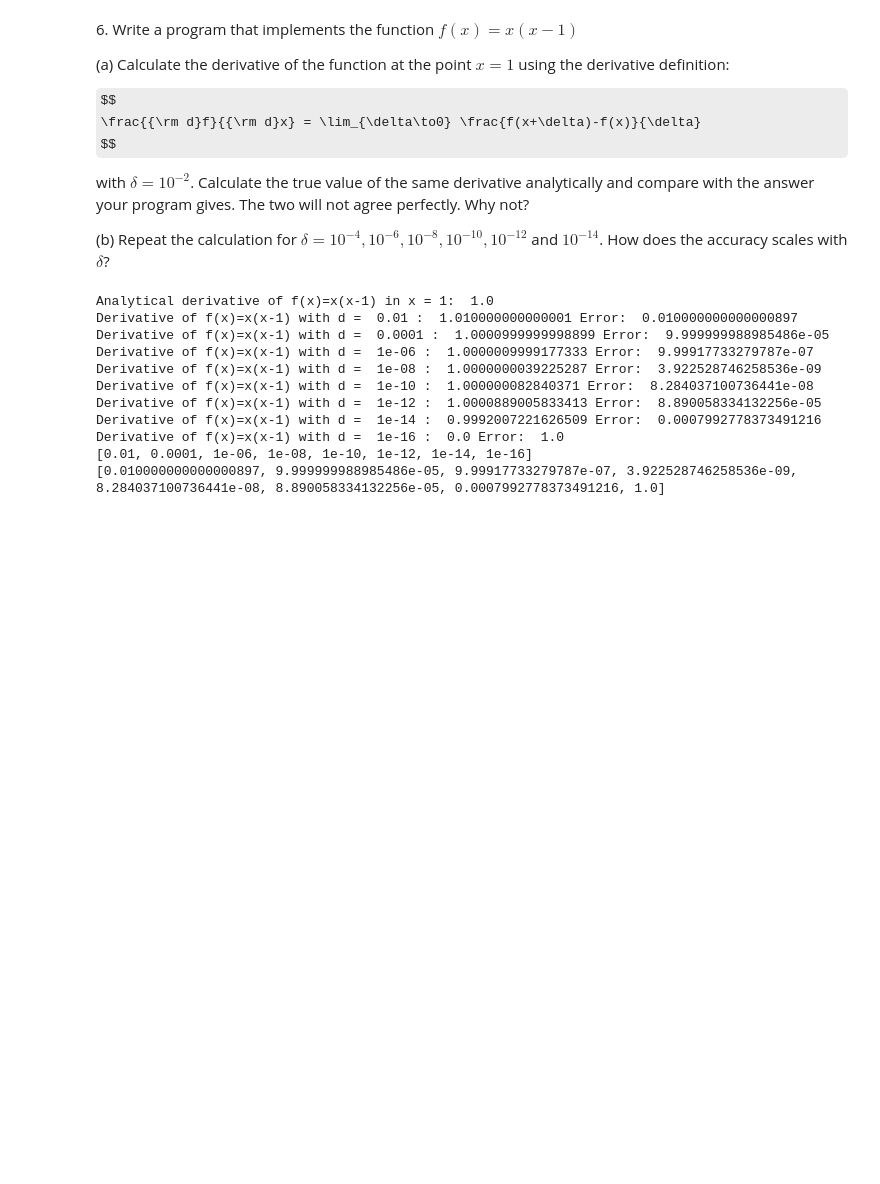
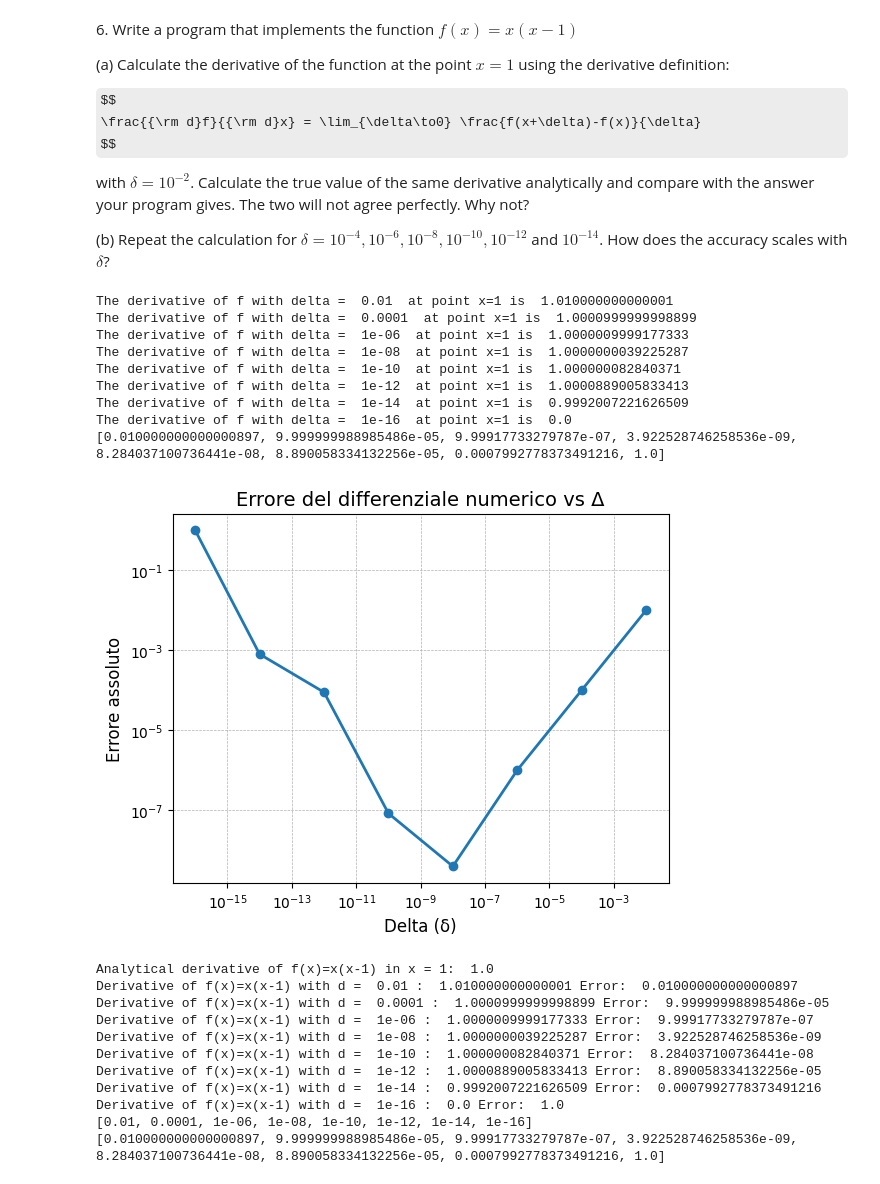
Before and after one commit to elenaniero/LaboratoryOfComputationalPhysics_Y8, a Jupyter notebook: 02ex_NumberRepresentation.ipynb, the cells around one changed output. Cells and saved outputs as stored; diff of their text form; code cells hidden in the pictures; some formulas as TeX source; blank space fills up the shorter version.

```diff
--- a/02ex_NumberRepresentation.ipynb
+++ b/02ex_NumberRepresentation.ipynb
@@ -344,6 +344,44 @@ $$
 with $\delta = 10^{−2}$. Calculate the true value of the same derivative analytically and compare with the answer your program gives. The two will not agree perfectly. Why not?
 
 (b) Repeat the calculation for $\delta = 10^{−4}, 10^{−6}, 10^{−8}, 10^{−10}, 10^{−12}$ and $10^{−14}$. How does the accuracy scales with $\delta$?
+# %%
+import matplotlib.pyplot as plt
+def f(n):
+    return n*(n-1)
+
+def derivative(n, delta):
+    d = (f(n+delta)-f(n))/delta
+    return d
+
+delta = [10**-i for i in range(2, 17, 2)]
+
+for i in delta:
+    print("The derivative of f with delta = ", i, " at point x=1 is ", derivative(1,i))
+
+accuracy = []
+x=1.0
+for i in delta:
+    accuracy.append(abs(derivative(1,i)-(2*x-1)))
+print(accuracy)
+
+#plt.figure(figsize=(7,5))
+plt.loglog(delta, accuracy, 'o-', linewidth=2, markersize=6)
+plt.xlabel("Delta (δ)", fontsize=12)
+plt.ylabel("Errore assoluto", fontsize=12)
+plt.title("Errore del differenziale numerico vs Δ", fontsize=14)
+plt.grid(True, which="both", ls="--", lw=0.5)
+plt.show()
+# %% [output]
+The derivative of f with delta =  0.01  at point x=1 is  1.010000000000001
+The derivative of f with delta =  0.0001  at point x=1 is  1.0000999999998899
+The derivative of f with delta =  1e-06  at point x=1 is  1.0000009999177333
+The derivative of f with delta =  1e-08  at point x=1 is  1.0000000039225287
+The derivative of f with delta =  1e-10  at point x=1 is  1.000000082840371
+The derivative of f with delta =  1e-12  at point x=1 is  1.0000889005833413
+The derivative of f with delta =  1e-14  at point x=1 is  0.9992007221626509
+The derivative of f with delta =  1e-16  at point x=1 is  0.0
+[0.010000000000000897, 9.999999988985486e-05, 9.99917733279787e-07, 3.922528746258536e-09, 8.284037100736441e-08, 8.890058334132256e-05, 0.0007992778373491216, 1.0]
+[figure, added]
 # %%
 import numpy as np
 import math
```
Also changed, not shown: parts of 2 cells of this notebook.
